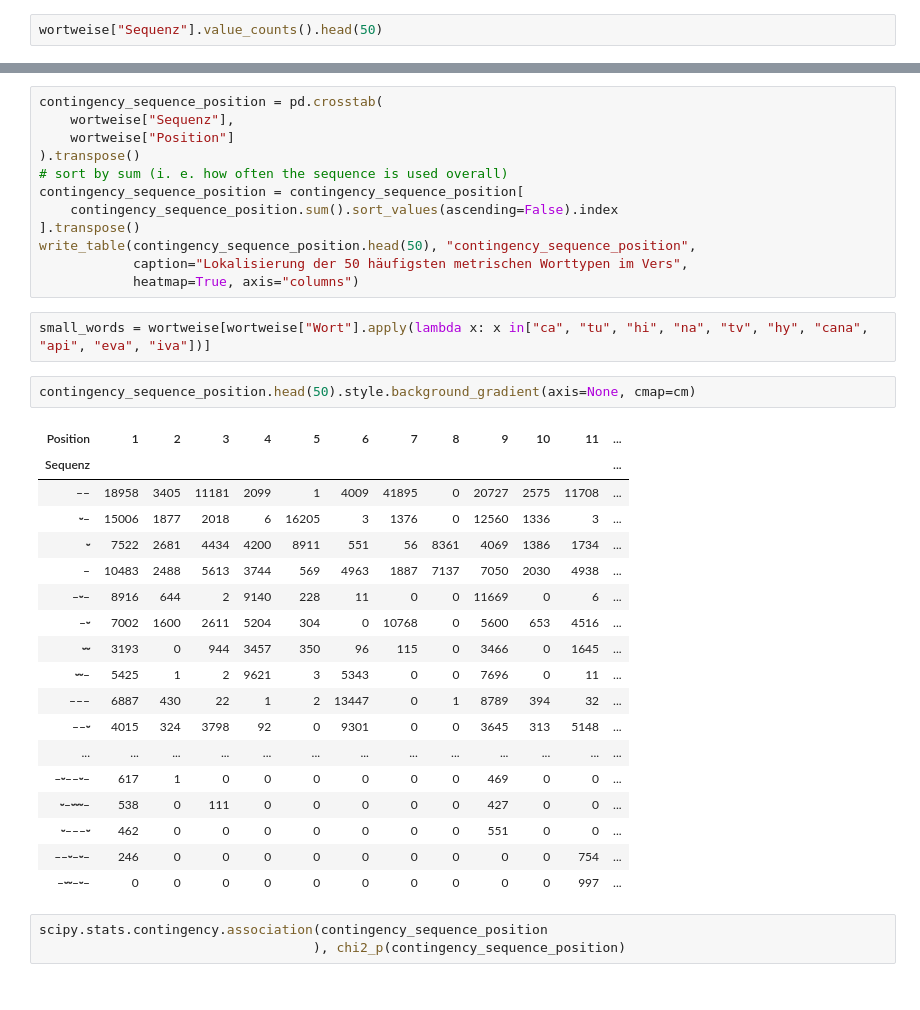
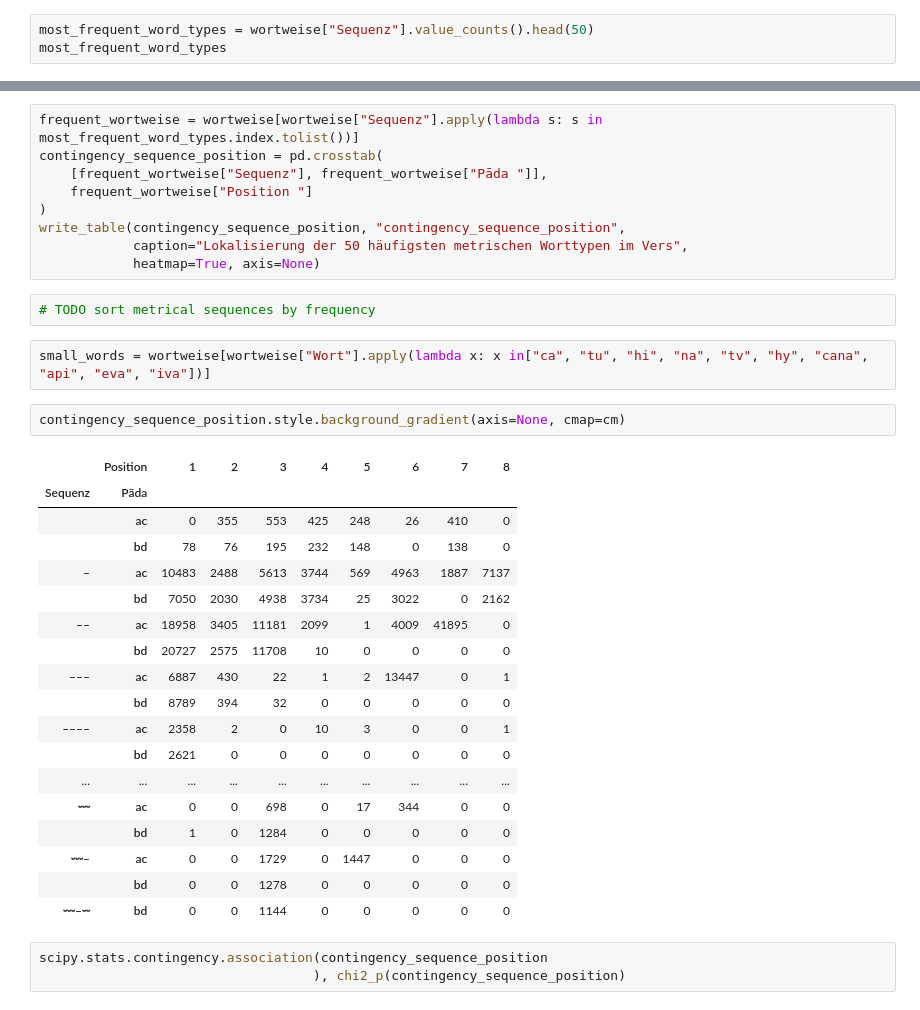
Before and after one commit to kmein/shloka, a Jupyter notebook: statistics.ipynb, the cells around one changed output, grey strips where cells are left out. Saved outputs shown, nothing was run; the diff lists cells and outputs as text.

```diff
--- a/statistics.ipynb
+++ b/statistics.ipynb
@@ -1033,7 +1033,8 @@ write_figure("effect-caesura")
 # %% [output]
 [figure]
 # %%
-wortweise["Sequenz"].value_counts().head(50)
+most_frequent_word_types = wortweise["Sequenz"].value_counts().head(50)
+most_frequent_word_types
 # %% [output]
 ––        116568
 ⏑–         74203
@@ -1056,41 +1057,40 @@ Name: Sequenz, dtype: int64
 wortweise["Sequenz"].value_counts().head(50).sum() / wortweise["Sequenz"].count()
 # %% [output]
 0.9633397573691103
+# %%
+frequent_wortweise = wortweise[wortweise["Sequenz"].apply(lambda s: s in most_frequent_word_types.index.tolist())]
+contingency_sequence_position = pd.crosstab(
+    [frequent_wortweise["Sequenz"], frequent_wortweise["Pāda "]],
+    frequent_wortweise["Position "]
+)
+write_table(contingency_sequence_position, "contingency_sequence_position",
+            caption="Lokalisierung der 50 häufigsten metrischen Worttypen im Vers",
+            heatmap=True, axis=None)
 # %%
-contingency_sequence_position = pd.crosstab(
-    wortweise["Sequenz"],
-    wortweise["Position"]
-).transpose()
-# sort by sum (i. e. how often the sequence is used overall)
-contingency_sequence_position = contingency_sequence_position[
-    contingency_sequence_position.sum().sort_values(ascending=False).index
-].transpose()
-write_table(contingency_sequence_position.head(50), "contingency_sequence_position",
-            caption="Lokalisierung der 50 häufigsten metrischen Worttypen im Vers",
-            heatmap=True, axis="columns")
+# TODO sort metrical sequences by frequency
 # %%
 small_words = wortweise[wortweise["Wort"].apply(lambda x: x in["ca", "tu", "hi", "na", "tv", "hy", "cana", "api", "eva", "iva"])]
 # %%
-contingency_sequence_position.head(50).style.background_gradient(axis=None, cmap=cm)
+contingency_sequence_position.style.background_gradient(axis=None, cmap=cm)
 # %% [output]
-| Position | 1 | 2 | 3 | 4 | 5 | 6 | 7 | 8 | 9 | 10 | 11 | ... |
-| Sequenz |  |  |  |  |  |  |  |  |  |  |  | ... |
-| –– | 18958 | 3405 | 11181 | 2099 | 1 | 4009 | 41895 | 0 | 20727 | 2575 | 11708 | ... |
-| ⏑– | 15006 | 1877 | 2018 | 6 | 16205 | 3 | 1376 | 0 | 12560 | 1336 | 3 | ... |
-| ⏑ | 7522 | 2681 | 4434 | 4200 | 8911 | 551 | 56 | 8361 | 4069 | 1386 | 1734 | ... |
-| – | 10483 | 2488 | 5613 | 3744 | 569 | 4963 | 1887 | 7137 | 7050 | 2030 | 4938 | ... |
-| –⏑– | 8916 | 644 | 2 | 9140 | 228 | 11 | 0 | 0 | 11669 | 0 | 6 | ... |
-| –⏑ | 7002 | 1600 | 2611 | 5204 | 304 | 0 | 10768 | 0 | 5600 | 653 | 4516 | ... |
-| ⏑⏑ | 3193 | 0 | 944 | 3457 | 350 | 96 | 115 | 0 | 3466 | 0 | 1645 | ... |
-| ⏑⏑– | 5425 | 1 | 2 | 9621 | 3 | 5343 | 0 | 0 | 7696 | 0 | 11 | ... |
-| ––– | 6887 | 430 | 22 | 1 | 2 | 13447 | 0 | 1 | 8789 | 394 | 32 | ... |
-| ––⏑ | 4015 | 324 | 3798 | 92 | 0 | 9301 | 0 | 0 | 3645 | 313 | 5148 | ... |
-| ... | ... | ... | ... | ... | ... | ... | ... | ... | ... | ... | ... | ... |
-| –⏑––⏑– | 617 | 1 | 0 | 0 | 0 | 0 | 0 | 0 | 469 | 0 | 0 | ... |
-| ⏑–⏑⏑⏑– | 538 | 0 | 111 | 0 | 0 | 0 | 0 | 0 | 427 | 0 | 0 | ... |
-| ⏑–––⏑ | 462 | 0 | 0 | 0 | 0 | 0 | 0 | 0 | 551 | 0 | 0 | ... |
-| ––⏑–⏑– | 246 | 0 | 0 | 0 | 0 | 0 | 0 | 0 | 0 | 0 | 754 | ... |
-| –⏑⏑–⏑– | 0 | 0 | 0 | 0 | 0 | 0 | 0 | 0 | 0 | 0 | 997 | ... |
+|  | Position | 1 | 2 | 3 | 4 | 5 | 6 | 7 | 8 |
+| Sequenz | Pāda |  |  |  |  |  |  |  |  |
+|  | ac | 0 | 355 | 553 | 425 | 248 | 26 | 410 | 0 |
+|  | bd | 78 | 76 | 195 | 232 | 148 | 0 | 138 | 0 |
+| – | ac | 10483 | 2488 | 5613 | 3744 | 569 | 4963 | 1887 | 7137 |
+|  | bd | 7050 | 2030 | 4938 | 3734 | 25 | 3022 | 0 | 2162 |
+| –– | ac | 18958 | 3405 | 11181 | 2099 | 1 | 4009 | 41895 | 0 |
+|  | bd | 20727 | 2575 | 11708 | 10 | 0 | 0 | 0 | 0 |
+| ––– | ac | 6887 | 430 | 22 | 1 | 2 | 13447 | 0 | 1 |
+|  | bd | 8789 | 394 | 32 | 0 | 0 | 0 | 0 | 0 |
+| –––– | ac | 2358 | 2 | 0 | 10 | 3 | 0 | 0 | 1 |
+|  | bd | 2621 | 0 | 0 | 0 | 0 | 0 | 0 | 0 |
+| ... | ... | ... | ... | ... | ... | ... | ... | ... | ... |
+| ⏑⏑⏑ | ac | 0 | 0 | 698 | 0 | 17 | 344 | 0 | 0 |
+|  | bd | 1 | 0 | 1284 | 0 | 0 | 0 | 0 | 0 |
+| ⏑⏑⏑– | ac | 0 | 0 | 1729 | 0 | 1447 | 0 | 0 | 0 |
+|  | bd | 0 | 0 | 1278 | 0 | 0 | 0 | 0 | 0 |
+| ⏑⏑⏑–⏑⏑ | bd | 0 | 0 | 1144 | 0 | 0 | 0 | 0 | 0 |
 # %%
 scipy.stats.contingency.association(contingency_sequence_position
                                    ), chi2_p(contingency_sequence_position)
```
Also changed, not shown: parts of 6 cells of this notebook.
